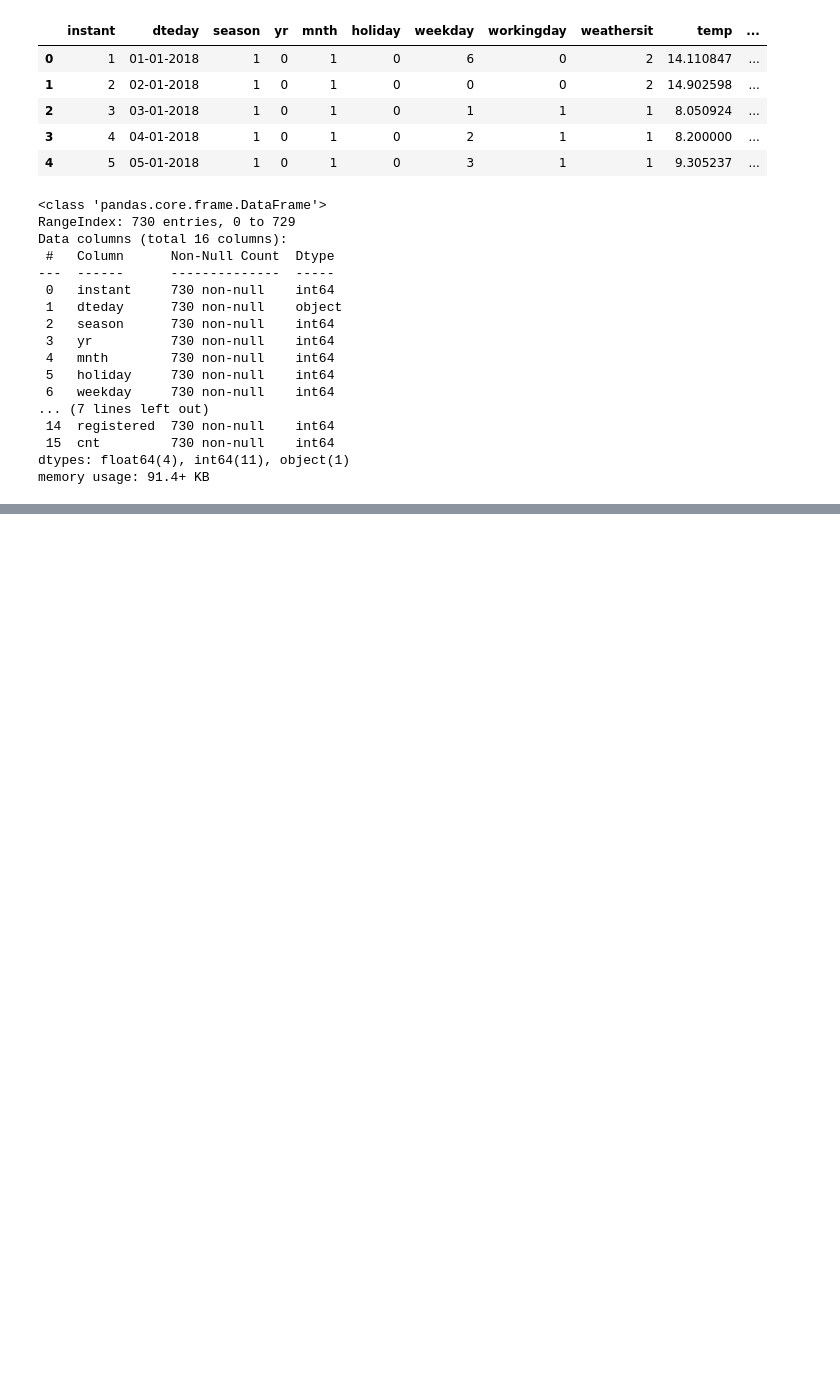
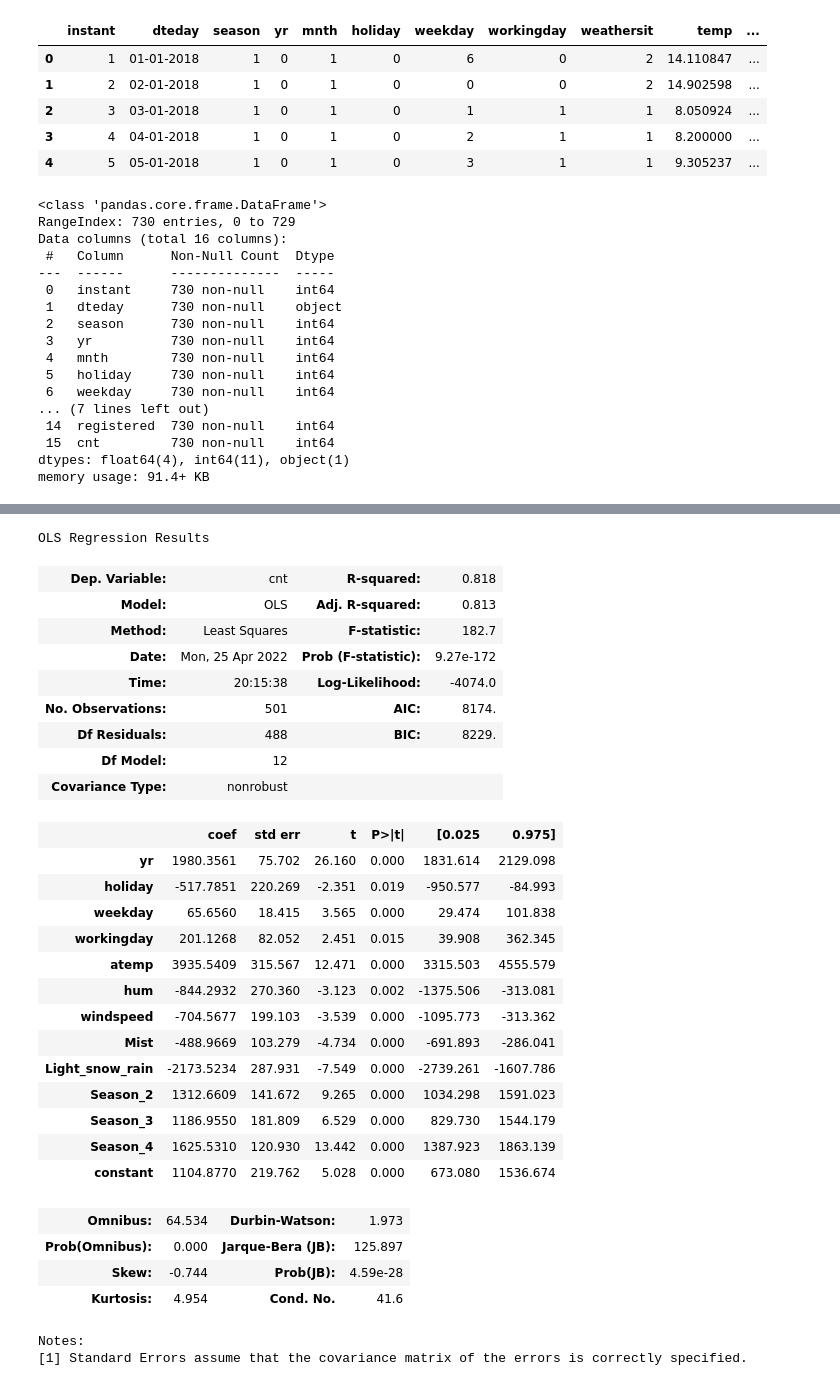
Before and after one commit to kvc0608/Bike-sharing, a Jupyter notebook: Anirudh_KVC.ipynb, the cells around one changed output, grey strips where cells are left out. Saved outputs shown, nothing was run; the diff lists cells and outputs as text; code cells hidden in the pictures; blank space fills up the shorter version.

Commit message:
Added linear regression using statmods

```diff
--- a/Anirudh_KVC.ipynb
+++ b/Anirudh_KVC.ipynb
@@ -60,0 +187,6 @@ bike_data.describe()
+# %%
+# Season is a cyclic variable and the bike sales can be high in a particular season. In order for the model to capture that this has to be encoded via dummy encoding
+season_enc = pd.get_dummies(bike_data["season"],drop_first=True,prefix="Season")
+bike_data = pd.concat([bike_data,season_enc],axis=1)
+bike_data.drop(["season"],axis=1,inplace=True)
+bike_data.head()
@@ -60,0 +200,4 @@ bike_data.describe()
+# %%
+# Creating a seprate df by adding a constant to inputs
+bike_data["constant"] = 1
+bike_data.head()
@@ -60,0 +211,9 @@ bike_data.describe()
+# %%
+# Splitting the data for training. Using 70 % data for training and 30 % data for testing
+X,y = bike_data.drop(("cnt"),axis=1),bike_data["cnt"]
+X_train, X_test, y_train, y_test = train_test_split(X, y, test_size=0.3, random_state=42)
+# %%
+# Scaling the data using min max scaler
+feat_scal = ["atemp","hum","windspeed"]
+scaler = MinMaxScaler()
+X_train[feat_scal] = scaler.fit_transform(X_train[feat_scal])
@@ -60,0 +246,36 @@ bike_data.describe()
+# %%
+# Using stats module to predict cnt
+model = sm.OLS(y_train,X_train)
+reg = model.fit()
+reg.summary()
+# %% [output]
+OLS Regression Results
+| Dep. Variable: | cnt | R-squared: | 0.818 |
+| Model: | OLS | Adj. R-squared: | 0.813 |
+| Method: | Least Squares | F-statistic: | 182.7 |
+| Date: | Mon, 25 Apr 2022 | Prob (F-statistic): | 9.27e-172 |
+| Time: | 20:15:38 | Log-Likelihood: | -4074.0 |
+| No. Observations: | 501 | AIC: | 8174. |
+| Df Residuals: | 488 | BIC: | 8229. |
+| Df Model: | 12 |  |  |
+| Covariance Type: | nonrobust |  |  |
+|  | coef | std err | t | P>|t| | [0.025 | 0.975] |
+| yr | 1980.3561 | 75.702 | 26.160 | 0.000 | 1831.614 | 2129.098 |
+| holiday | -517.7851 | 220.269 | -2.351 | 0.019 | -950.577 | -84.993 |
+| weekday | 65.6560 | 18.415 | 3.565 | 0.000 | 29.474 | 101.838 |
+| workingday | 201.1268 | 82.052 | 2.451 | 0.015 | 39.908 | 362.345 |
+| atemp | 3935.5409 | 315.567 | 12.471 | 0.000 | 3315.503 | 4555.579 |
+| hum | -844.2932 | 270.360 | -3.123 | 0.002 | -1375.506 | -313.081 |
+| windspeed | -704.5677 | 199.103 | -3.539 | 0.000 | -1095.773 | -313.362 |
+| Mist | -488.9669 | 103.279 | -4.734 | 0.000 | -691.893 | -286.041 |
+| Light_snow_rain | -2173.5234 | 287.931 | -7.549 | 0.000 | -2739.261 | -1607.786 |
+| Season_2 | 1312.6609 | 141.672 | 9.265 | 0.000 | 1034.298 | 1591.023 |
+| Season_3 | 1186.9550 | 181.809 | 6.529 | 0.000 | 829.730 | 1544.179 |
+| Season_4 | 1625.5310 | 120.930 | 13.442 | 0.000 | 1387.923 | 1863.139 |
+| constant | 1104.8770 | 219.762 | 5.028 | 0.000 | 673.080 | 1536.674 |
+| Omnibus: | 64.534 | Durbin-Watson: | 1.973 |
+| Prob(Omnibus): | 0.000 | Jarque-Bera (JB): | 125.897 |
+| Skew: | -0.744 | Prob(JB): | 4.59e-28 |
+| Kurtosis: | 4.954 | Cond. No. | 41.6 |
+Notes:
+[1] Standard Errors assume that the covariance matrix of the errors is correctly specified.
```
Also changed, not shown: parts of 18 cells of this notebook.
